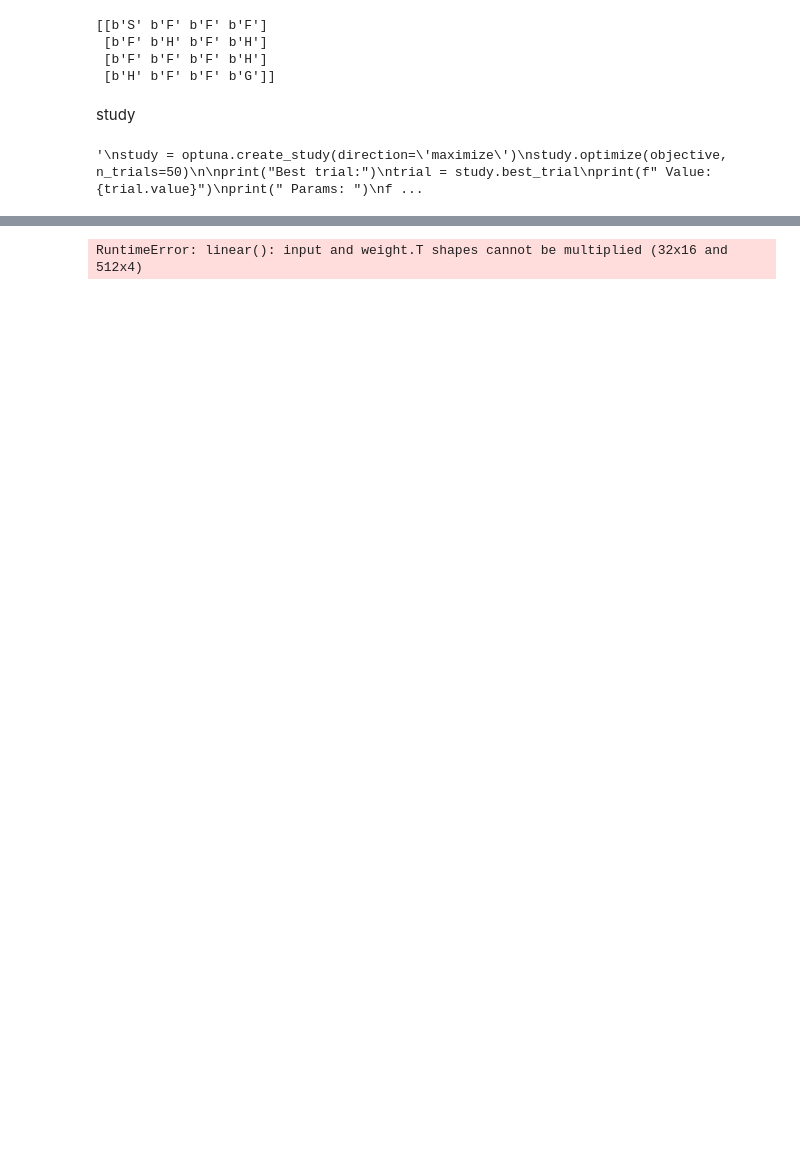
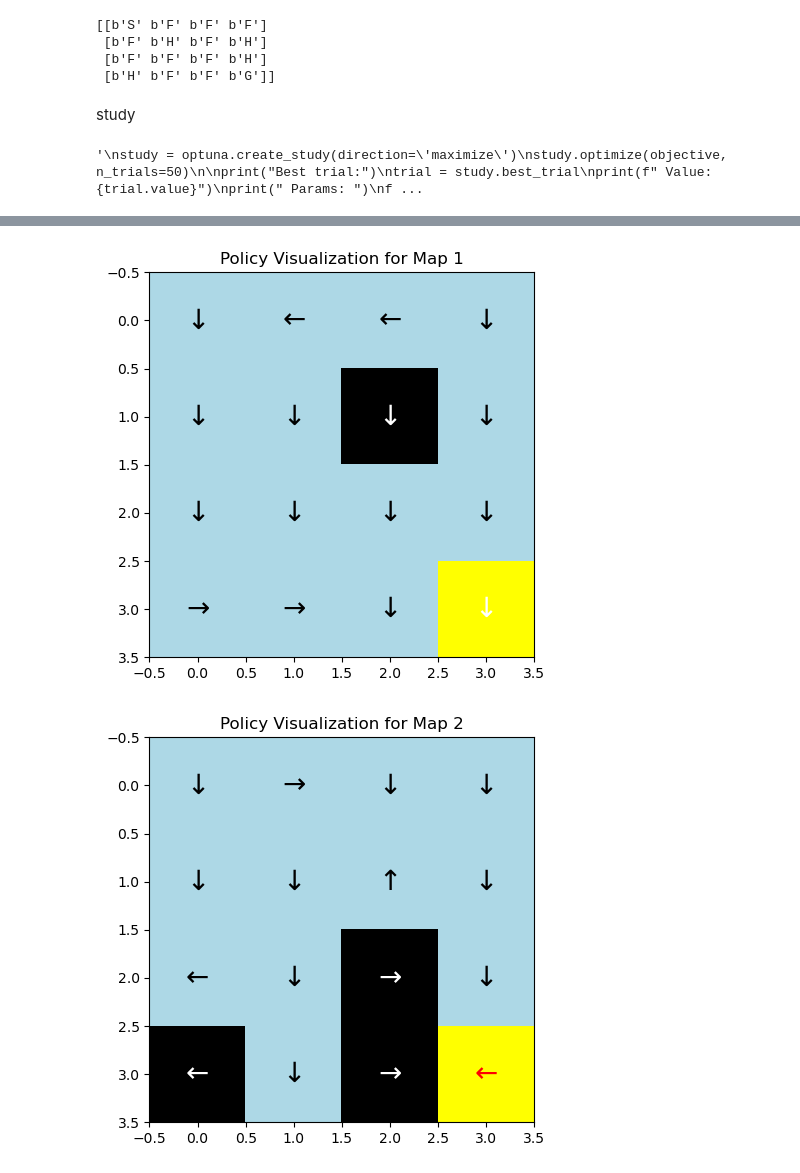
Before and after one commit to Looyyd/PytorchPractice, a Jupyter notebook: notebooks/ice_agent.ipynb, the cells around one changed output, grey strips where cells are left out. Cells and saved outputs as stored; diff of their text form; code cells hidden in the pictures; blank space fills up the shorter version.

```diff
--- a/notebooks/ice_agent.ipynb
+++ b/notebooks/ice_agent.ipynb
@@ -432,40 +404,44 @@ def visualize_policy_on_random_maps(model, device, n_maps=5, n_states=16, is_sli
         numerical_color_map = {'S': 2, 'F': 1, 'H': 0, 'G': 3}
         numerical_grid_colors = np.vectorize(numerical_color_map.get)(desc)
 
+        # Prepare batch of states for vectorized operation
+        state_tensors = [preprocess_state(state, env.desc).to(device) for state in range(n_states)]
+        batch_states = torch.stack(state_tensors)
 
-        # Extracting the policy from the model for the current map
-        policy = np.array([torch.argmax(model(preprocess_state(s, env.desc).to(device))).item() for s in range(env.observation_space.n)])
+        # Get policy for all states in one go
+        policy_batch = torch.argmax(model(batch_states), dim=1).cpu().numpy()
 
         # Mapping actions to symbols for visualization
         action_symbols = {0: '←', 1: '↓', 2: '→', 3: '↑'}
-        policy_symbols = np.vectorize(action_symbols.get)(policy)
+        policy_symbols = np.vectorize(action_symbols.get)(policy_batch)
 
         # Reshape for grid visualization
         policy_grid = policy_symbols.reshape(env.desc.shape)
 
         # Plotting the policy grid
         plt.figure(figsize=(5, 5))
         # Create a ListedColormap for custom colors
         cmap = ListedColormap(['black', 'lightblue', 'lightblue', 'yellow'])  # Order: H, F, S, G
         plt.imshow(numerical_grid_colors, cmap=cmap, interpolation='nearest')
 
         for i in range(desc.shape[0]):
             for j in range(desc.shape[1]):
                 arrow = policy_grid[i, j]
                 arrow_color = 'white' if desc[i, j] in ['H', 'G'] else 'black'
 
                         # Checking if the arrow points to a hole
                 if desc[i, j] != 'H':
                     if (arrow == '←' and j > 0 and desc[i, j-1] == 'H') or \
                        (arrow == '→' and j < desc.shape[1] - 1 and desc[i, j+1] == 'H') or \
                        (arrow == '↑' and i > 0 and desc[i-1, j] == 'H') or \
                        (arrow == '↓' and i < desc.shape[0] - 1 and desc[i+1, j] == 'H'):
                         arrow_color = 'red'
 
                 plt.text(j, i, policy_grid[i, j], ha='center', va='center', fontsize=20, color=arrow_color)
         plt.title(f'Policy Visualization for Map {map_idx+1}')
         plt.show()
 
 visualize_policy_on_random_maps(model, device, n_maps=5, is_slippery=False)
 # %% [output]
-RuntimeError: linear(): input and weight.T shapes cannot be multiplied (32x16 and 512x4)
+[figure, added]
+[figure, added]
```
Also changed, not shown: parts of 7 cells of this notebook.
